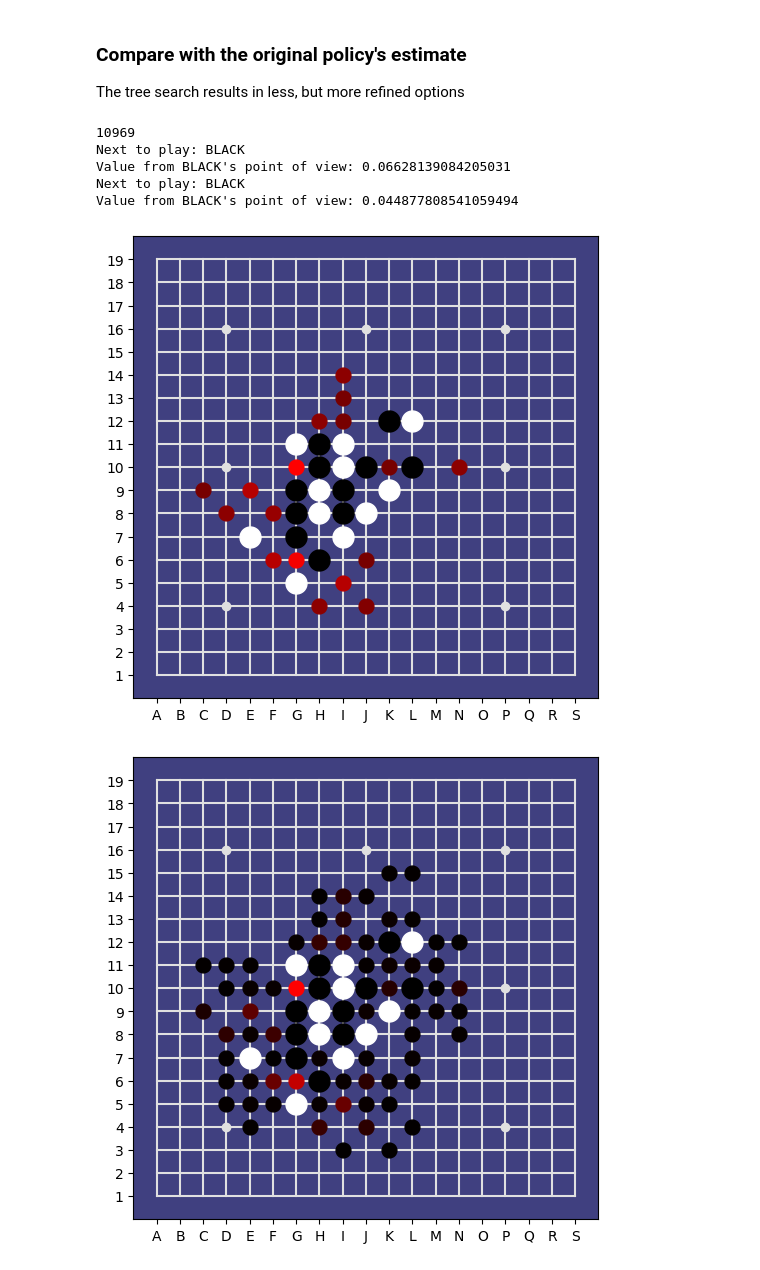
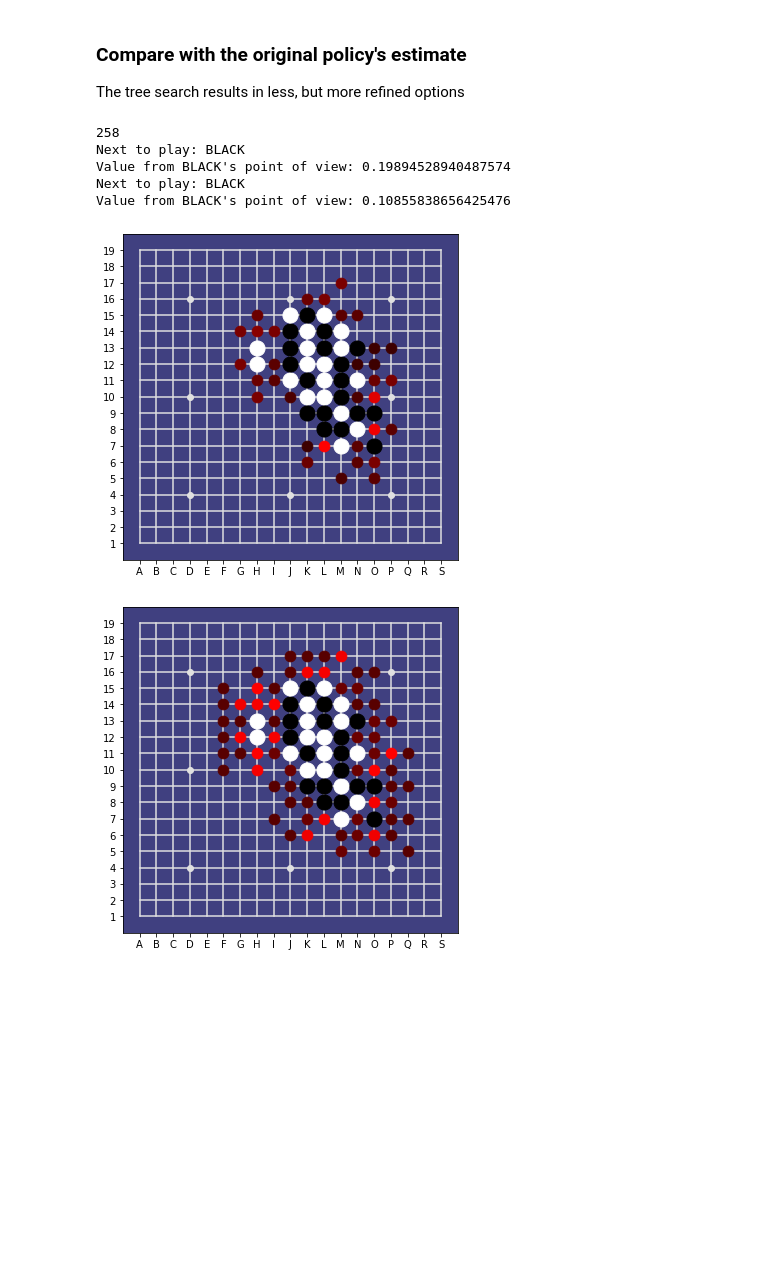
Before and after one commit to Project-Ellie/DeepGomoku, a Jupyter notebook: notebooks/Validating_SelfPlay.ipynb, the cells around one changed output. Cells and saved outputs as stored; diff of their text form; code cells hidden in the pictures; blank space fills up the shorter version.

```diff
--- a/notebooks/Validating_SelfPlay.ipynb
+++ b/notebooks/Validating_SelfPlay.ipynb
@@ -16,6 +16,6 @@ from setup_local import DATA_PATH
 # %%
 PHASE = '0'
 HOST = os.uname()[1]
-SELFPLAY_DATA=DATA_PATH / 'selfplay' / '0'
+SELFPLAY_DATA=DATA_PATH / 'selfplay2' / PHASE / HOST
 print(os.listdir(SELFPLAY_DATA))
 # %% [output]
@@ -23,5 +23,5 @@ print(os.listdir(SELFPLAY_DATA))
 # %%
-a_pickle = SELFPLAY_DATA / '00008.pickle'
+a_pickle = SELFPLAY_DATA / '00000.pickle'
 filename = a_pickle.resolve().as_posix()
 filename
 # %% [output]
@@ -98,22 +91,29 @@ The tree search results in less, but more refined options
 # %%
 import random
 from aegomoku.policies.topological_value import TopologicalValuePolicy
 
 n = random.randint(0, len(examples))
 #n = 4688
 print(n)
 example = examples[n]
 analyse_example(example, policy_cutoff=1, disp_width=6)
 
-policy = TopologicalValuePolicy(kappa_s=6, kappa_d=5, board_size=BOARD_SIZE)
+from aegomoku.policies.heuristic_value_model import HeuristicValueModel
+from aegomoku.policies.heuristic_advice import HeuristicPolicyParams, HeuristicAdviser, HeuristicValueParams
+
+value_params = HeuristicValueParams(board_size=BOARD_SIZE)
+value_model = HeuristicValueModel(value_params)
+adviser = HeuristicAdviser(HeuristicPolicyParams(board_size=BOARD_SIZE), value_model)
+
+#policy = TopologicalValuePolicy(kappa_s=6, kappa_d=5, board_size=BOARD_SIZE)
 s, _, _ = example
-p, v = policy.evaluate(s)
-analyse_example((s, p, v), policy_cutoff=1, disp_width=6)
+p, v = adviser.evaluate(s)
+analyse_example((s, p, v), policy_cutoff=50, disp_width=6)
 # %% [output]
-10969
+258
 Next to play: BLACK
-Value from BLACK's point of view: 0.06628139084205031
+Value from BLACK's point of view: 0.19894528940487574
 Next to play: BLACK
-Value from BLACK's point of view: 0.044877808541059494
+Value from BLACK's point of view: 0.10855838656425476
-[figure, old version]
+[figure, new version]
-[figure, old version]
+[figure, new version]
```
Also changed, not shown: parts of 7 cells of this notebook, 11 other files.
